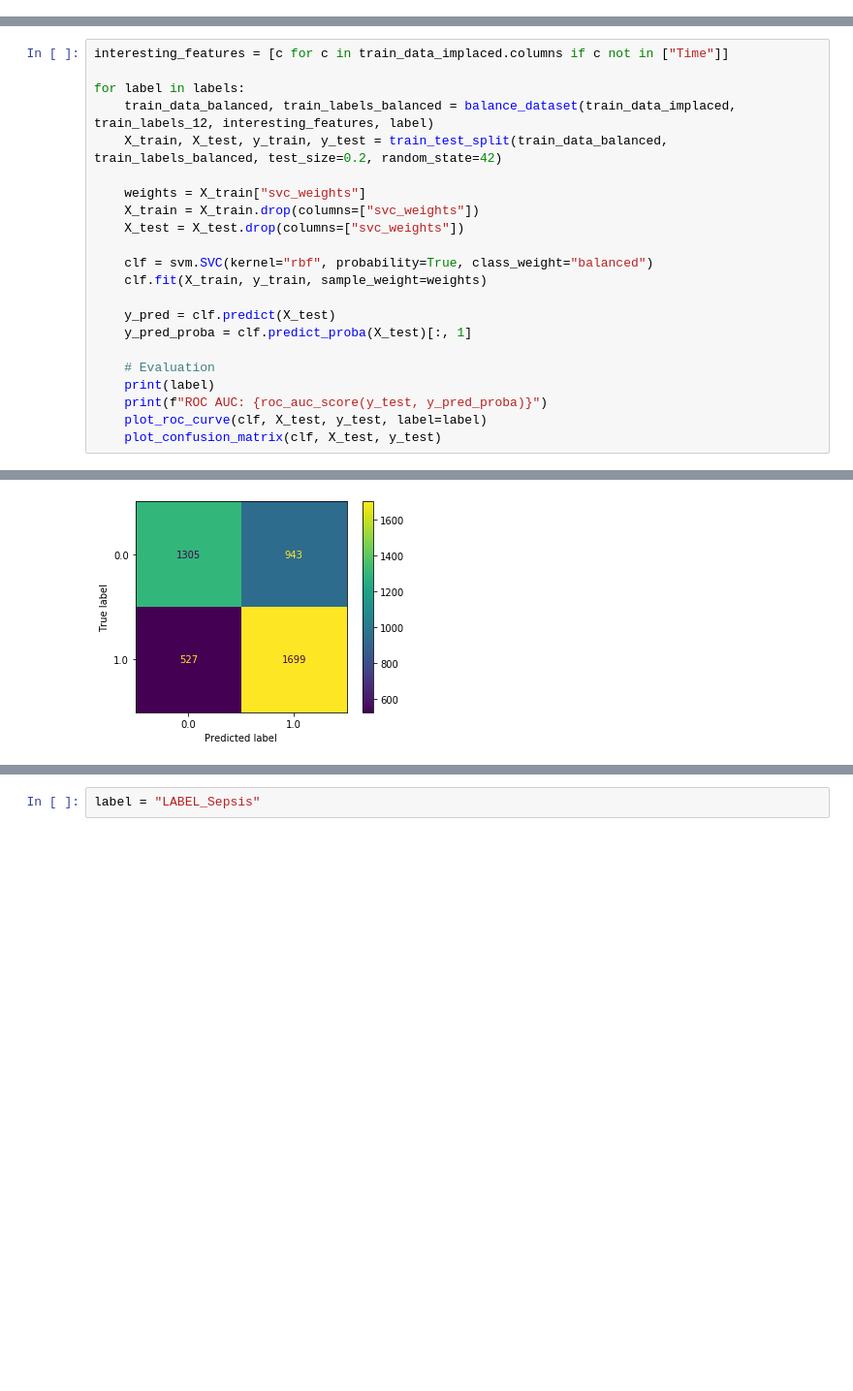
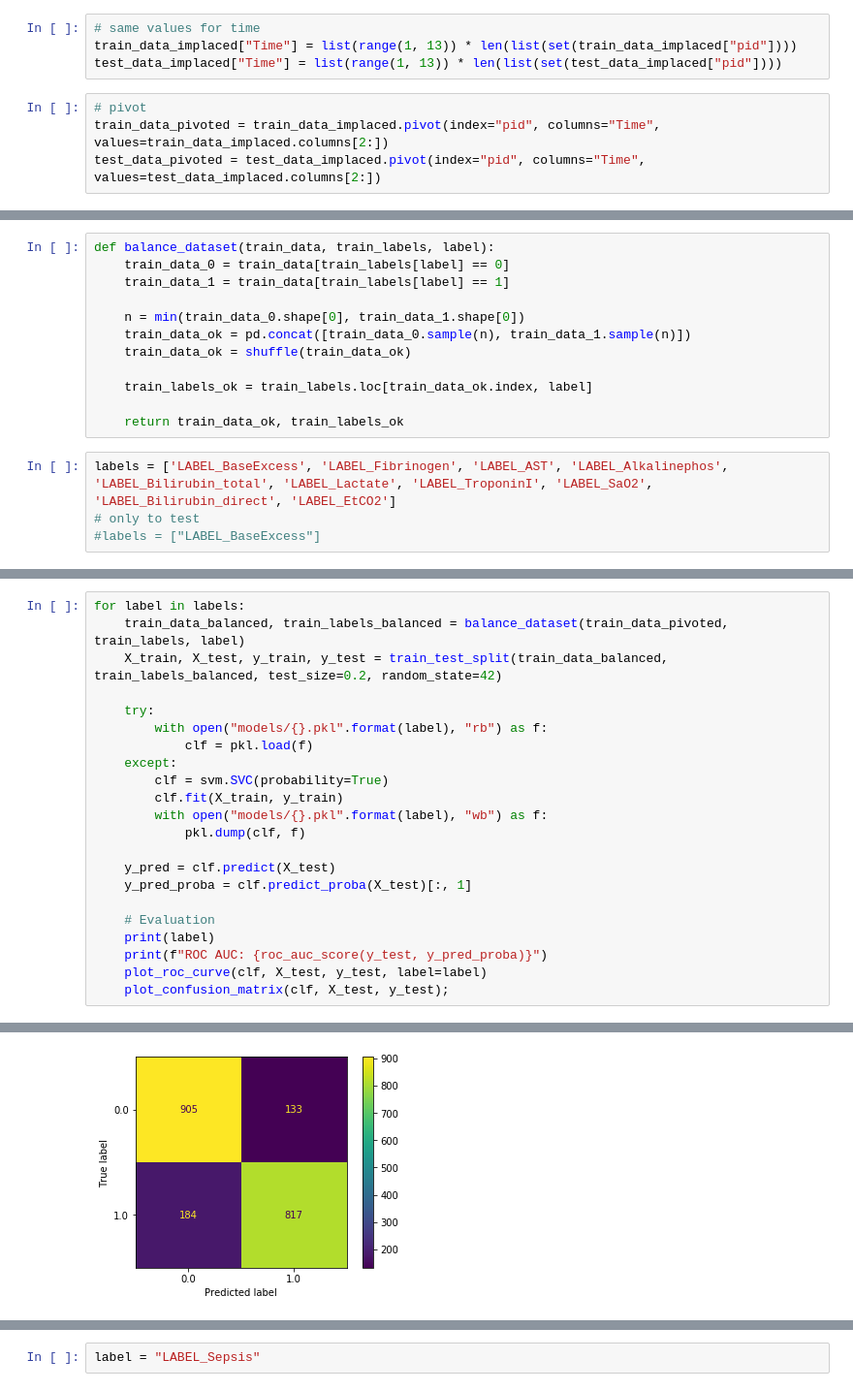
Before and after one commit to maxgalli/ML-course-22, a Jupyter notebook: task2/main.ipynb, the cells around one changed output, grey strips where cells are left out. Shown at 97% size. Saved outputs shown, nothing was run; the diff lists cells and outputs as text; blank space fills up the shorter version.

```diff
--- a/task2/main.ipynb
+++ b/task2/main.ipynb
@@ -156,0 +62,8 @@ labels = [f"LABEL_{label}" for label in labels]
+# %%
+# same values for time
+train_data_implaced["Time"] = list(range(1, 13)) * len(list(set(train_data_implaced["pid"])))
+test_data_implaced["Time"] = list(range(1, 13)) * len(list(set(test_data_implaced["pid"])))
+# %%
+# pivot
+train_data_pivoted = train_data_implaced.pivot(index="pid", columns="Time", values=train_data_implaced.columns[2:])
+test_data_pivoted = test_data_implaced.pivot(index="pid", columns="Time", values=test_data_implaced.columns[2:])
@@ -156,0 +73,16 @@ labels = [f"LABEL_{label}" for label in labels]
+# %%
+def balance_dataset(train_data, train_labels, label):
+    train_data_0 = train_data[train_labels[label] == 0]
+    train_data_1 = train_data[train_labels[label] == 1]
+
+    n = min(train_data_0.shape[0], train_data_1.shape[0])
+    train_data_ok = pd.concat([train_data_0.sample(n), train_data_1.sample(n)])
+    train_data_ok = shuffle(train_data_ok)
+
+    train_labels_ok = train_labels.loc[train_data_ok.index, label]
+
+    return train_data_ok, train_labels_ok
+# %%
+labels = ['LABEL_BaseExcess', 'LABEL_Fibrinogen', 'LABEL_AST', 'LABEL_Alkalinephos', 'LABEL_Bilirubin_total', 'LABEL_Lactate', 'LABEL_TroponinI', 'LABEL_SaO2', 'LABEL_Bilirubin_direct', 'LABEL_EtCO2']
+# only to test
+#labels = ["LABEL_BaseExcess"]
@@ -157,16 +91,16 @@ labels = [f"LABEL_{label}" for label in labels]
 # %%
-interesting_features = [c for c in train_data_implaced.columns if c not in ["Time"]]
-
 for label in labels:
-    train_data_balanced, train_labels_balanced = balance_dataset(train_data_implaced, train_labels_12, interesting_features, label)
+    train_data_balanced, train_labels_balanced = balance_dataset(train_data_pivoted, train_labels, label)
     X_train, X_test, y_train, y_test = train_test_split(train_data_balanced, train_labels_balanced, test_size=0.2, random_state=42)
 
-    weights = X_train["svc_weights"]
-    X_train = X_train.drop(columns=["svc_weights"])
-    X_test = X_test.drop(columns=["svc_weights"])
-
-    clf = svm.SVC(kernel="rbf", probability=True, class_weight="balanced")
-    clf.fit(X_train, y_train, sample_weight=weights)
+    try:
+        with open("models/{}.pkl".format(label), "rb") as f:
+            clf = pkl.load(f)
+    except:
+        clf = svm.SVC(probability=True)
+        clf.fit(X_train, y_train)
+        with open("models/{}.pkl".format(label), "wb") as f:
+            pkl.dump(clf, f)
 
     y_pred = clf.predict(X_test)
     y_pred_proba = clf.predict_proba(X_test)[:, 1]
@@ -175,6 +109,6 @@ for label in labels:
     print(label)
     print(f"ROC AUC: {roc_auc_score(y_test, y_pred_proba)}")
     plot_roc_curve(clf, X_test, y_test, label=label)
-    plot_confusion_matrix(clf, X_test, y_test)
+    plot_confusion_matrix(clf, X_test, y_test);
 # %% [output]
 LABEL_BaseExcess
@@ -201 +135 @@ ROC AUC: 0.7539470239848173
-[figure, old version]
+[figure, new version]
```
Also changed, not shown: parts of 35 cells of this notebook, 18 other files.
